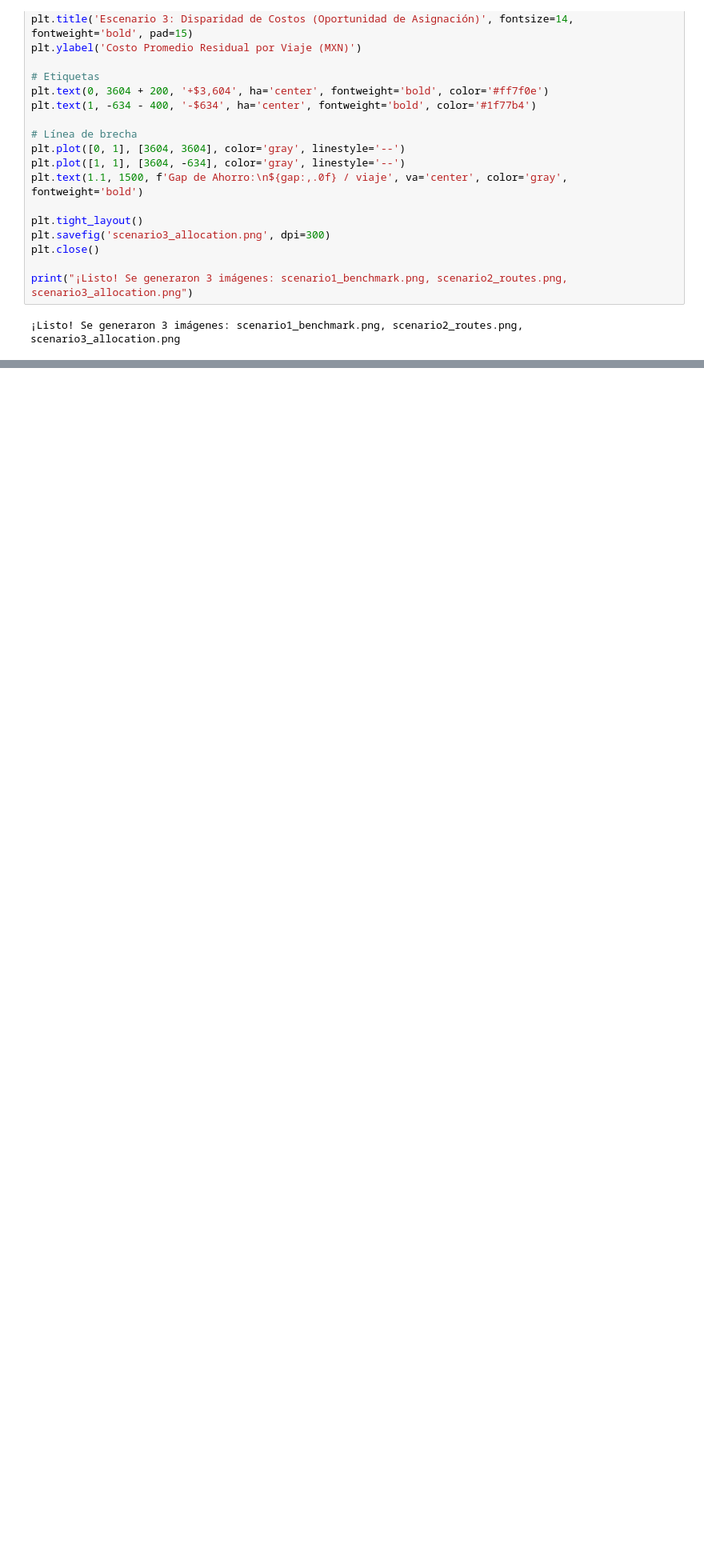
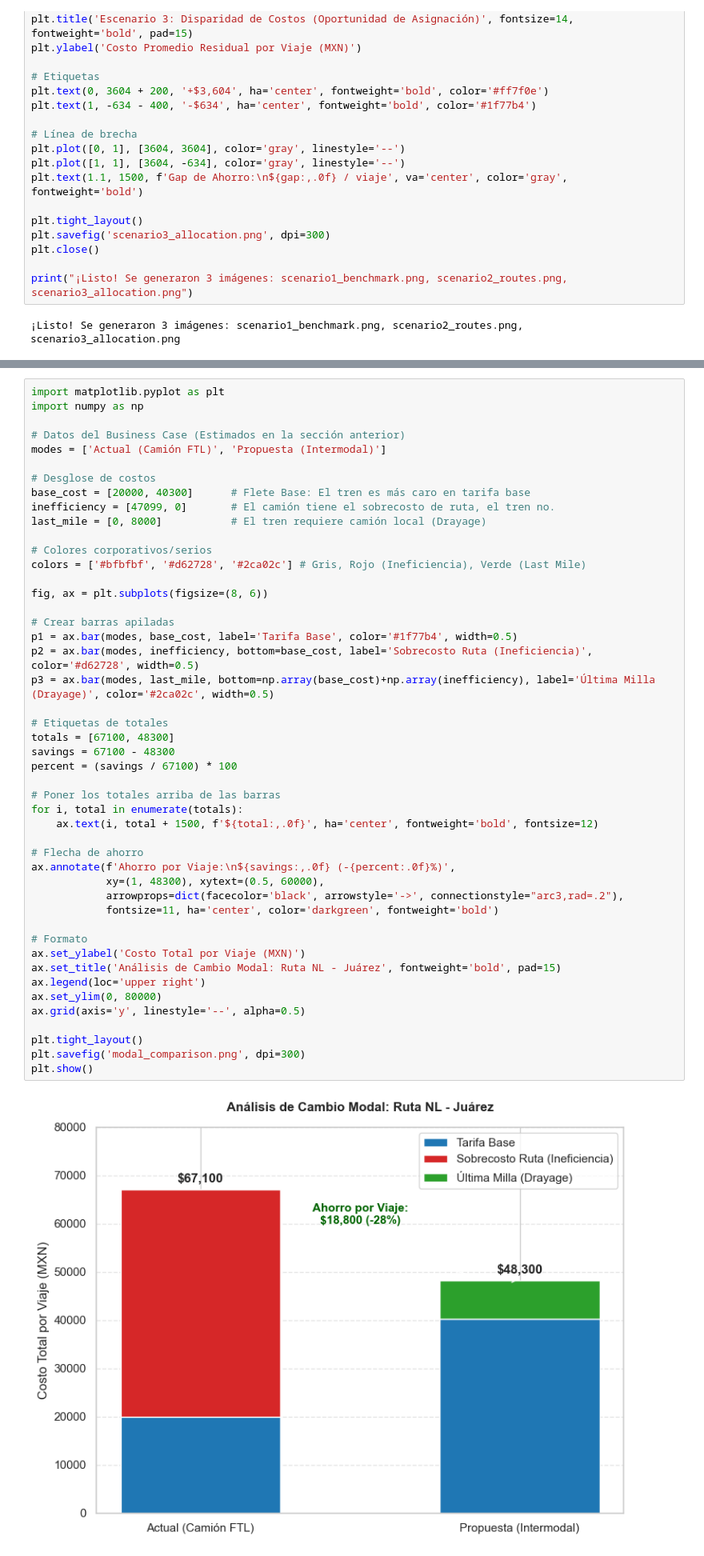
Before and after one commit to Pansocrates03/transport-ml, a Jupyter notebook: notebooks/_3_Analisis_Econometrico.ipynb, the cells around one changed output, grey strips where cells are left out. Shown at 80% size. Drawn from its saved outputs; the diff is of its cells as text; blank space fills up the shorter version.

```diff
--- a/notebooks/_3_Analisis_Econometrico.ipynb
+++ b/notebooks/_3_Analisis_Econometrico.ipynb
@@ -1058,0 +1124,49 @@ print("¡Listo! Se generaron 3 imágenes: scenario1_benchmark.png, scenario2_rou
+# %%
+import matplotlib.pyplot as plt
+import numpy as np
+
+# Datos del Business Case (Estimados en la sección anterior)
+modes = ['Actual (Camión FTL)', 'Propuesta (Intermodal)']
+
+# Desglose de costos
+base_cost = [20000, 40300]      # Flete Base: El tren es más caro en tarifa base
+inefficiency = [47099, 0]       # El camión tiene el sobrecosto de ruta, el tren no.
+last_mile = [0, 8000]           # El tren requiere camión local (Drayage)
+
+# Colores corporativos/serios
+colors = ['#bfbfbf', '#d62728', '#2ca02c'] # Gris, Rojo (Ineficiencia), Verde (Last Mile)
+
+fig, ax = plt.subplots(figsize=(8, 6))
+
+# Crear barras apiladas
+p1 = ax.bar(modes, base_cost, label='Tarifa Base', color='#1f77b4', width=0.5)
+p2 = ax.bar(modes, inefficiency, bottom=base_cost, label='Sobrecosto Ruta (Ineficiencia)', color='#d62728', width=0.5)
+p3 = ax.bar(modes, last_mile, bottom=np.array(base_cost)+np.array(inefficiency), label='Última Milla (Drayage)', color='#2ca02c', width=0.5)
+
+# Etiquetas de totales
+totals = [67100, 48300]
+savings = 67100 - 48300
+percent = (savings / 67100) * 100
+
+# Poner los totales arriba de las barras
+for i, total in enumerate(totals):
+    ax.text(i, total + 1500, f'${total:,.0f}', ha='center', fontweight='bold', fontsize=12)
+
+# Flecha de ahorro
+ax.annotate(f'Ahorro por Viaje:\n${savings:,.0f} (-{percent:.0f}%)',
+            xy=(1, 48300), xytext=(0.5, 60000),
+            arrowprops=dict(facecolor='black', arrowstyle='->', connectionstyle="arc3,rad=.2"),
+            fontsize=11, ha='center', color='darkgreen', fontweight='bold')
+
+# Formato
+ax.set_ylabel('Costo Total por Viaje (MXN)')
+ax.set_title('Análisis de Cambio Modal: Ruta NL - Juárez', fontweight='bold', pad=15)
+ax.legend(loc='upper right')
+ax.set_ylim(0, 80000)
+ax.grid(axis='y', linestyle='--', alpha=0.5)
+
+plt.tight_layout()
+plt.savefig('modal_comparison.png', dpi=300)
+plt.show()
+# %% [output]
+[figure, added]
```
Also changed, not shown: parts of 13 cells of this notebook, 6 other files.
